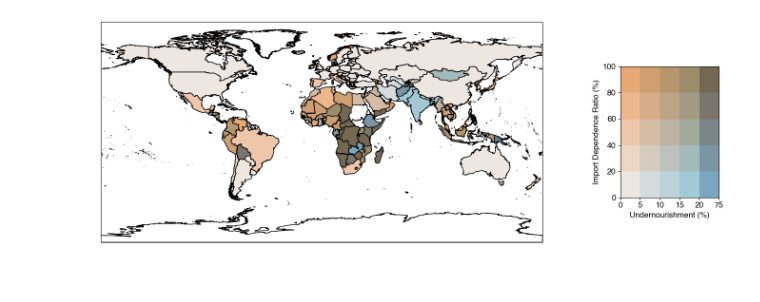
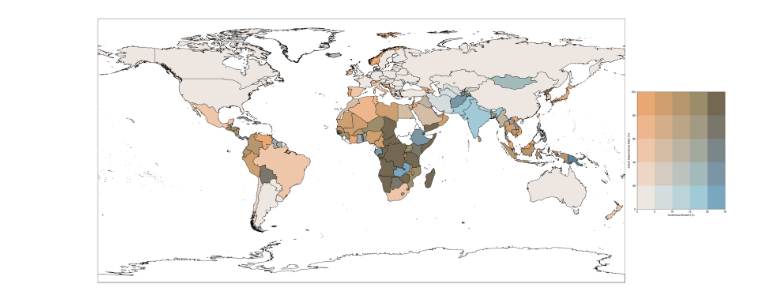
Before and after one commit to camillejmora/bivariate-map, a Jupyter notebook: figure-2010.ipynb, the cells around one changed output. Saved outputs shown, nothing was run; the diff lists cells and outputs as text; code cells hidden in the pictures; blank space fills up the shorter version.

Commit message:
Update plotting output

```diff
--- a/figure-2010.ipynb
+++ b/figure-2010.ipynb
@@ -84,7 +84,7 @@ high_res_world['hatch'] = high_res_world['no_Undernourishment'].apply(lambda a:
 high_res_world['dots'] = high_res_world['no_IDR'].apply(lambda a: '....' if a == 0 else '')
 
 # Set parameters for the figure
-fig = plt.figure(figsize=(15, 5))
+fig = plt.figure(figsize=(40, 20))
 gs = fig.add_gridspec(1, 2, width_ratios=[6, 1])
 main_ax = fig.add_subplot(gs[0], projection=ccrs.PlateCarree())
 
@@ -110,31 +110,31 @@ for yi in range(len(y_intervals) - 1):
         index = yi * (len(x_intervals) - 1) + xi
         cz[yi, xi] = index
 
 grid_legend = legend_ax.imshow(cz, cmap=cmap, interpolation='none', origin='lower',
                                extent=[x_intervals[0], x_intervals[-1], y_intervals[0], y_intervals[-1]])
 
 # Manually set the tick positions and labels to reflect the non-linear scale
 legend_ax.set_xticks(np.linspace(x_intervals[0], x_intervals[-1], len(x_cutoffs)))
 legend_ax.set_yticks(np.linspace(y_intervals[0], y_intervals[-1], len(y_cutoffs)))
 legend_ax.set_xticklabels(x_cutoffs)
 legend_ax.set_yticklabels(y_cutoffs)
 
 # Add legend labels
 legend_ax.set_xlabel('Undernourishment (%)')
 legend_ax.set_ylabel('Import Dependence Ratio (%)')
 main_ax.set_axis_on()
 
 plt.tight_layout()
 plt.show()
 
 ### END PLOTTING ###
 
 ### SAVE FIGURE ###
 # Options for saving the figure in different formats. Uncomment the desired format.
 # fig.savefig('outputs/figure.svg', format='svg')
 fig.savefig('outputs/figure.jpeg', dpi=300)
 # fig.savefig('outputs/figure.png', dpi=300)
 
 ### END SAVE FIGURE ###
 # %% [output]
-[figure, old version]
+[figure, new version]
```
